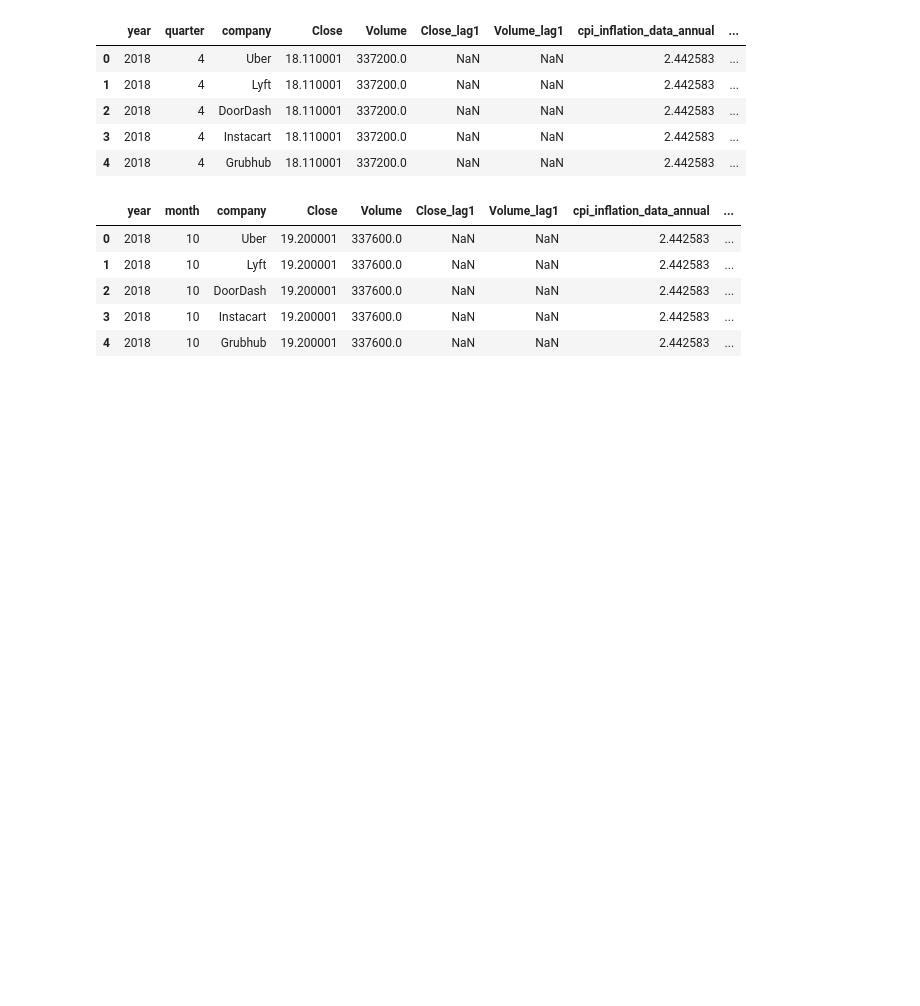
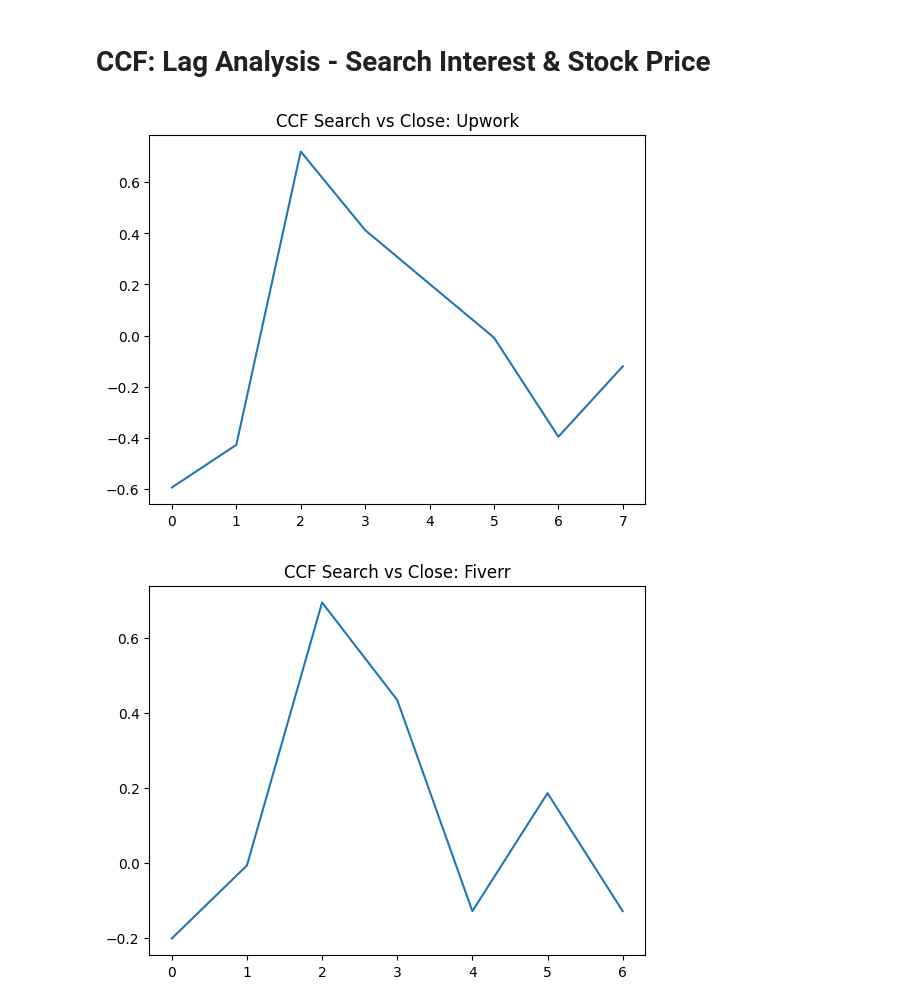
Before and after one commit to milleau98/2026-gig-data-analysis, a Jupyter notebook: analyses/correlation_analyses.ipynb, the cells around one changed output. Drawn from its saved outputs; the diff is of its cells as text; code cells hidden in the pictures; blank space fills up the shorter version.

```diff
--- a/analyses/correlation_analyses.ipynb
+++ b/analyses/correlation_analyses.ipynb
@@ -41,14 +76,0 @@ google_df_monthly_long = google_df_monthly.melt(
-# %%
-# rename columns to match across datasets
-stock_df_annually = stock_df_annually.rename(columns={'Year': 'year'})
-stock_df_quarterly = stock_df_quarterly.rename(columns={'Year': 'year'})
-stock_df_monthly = stock_df_monthly.rename(columns={'Year': 'year'})
-
-stock_df_quarterly = stock_df_quarterly.rename(columns={'Quarter': 'quarter'})
-stock_df_monthly = stock_df_monthly.rename(columns={'Month': 'month'})
-
-merged_df_annually = stock_df_annually.merge(google_df_annually_long, on='year', how='left').merge(fred_df_annually, on='year', how='left')
-merged_df_quarterly = stock_df_quarterly.merge(google_df_quarterly_long, on=['year', 'quarter'], how='left').merge(fred_df_quarterly, on=['year', 'quarter'], how='left')
-merged_df_monthly = stock_df_monthly.merge(google_df_monthly_long, on=['year', 'month'], how='left').merge(fred_df_monthly, on=['year', 'month'], how='left')
-
-merged_df_annually.head()
@@ -76,26 +164,39 @@ cleaned_df_annually.head()
 # %%
-quarterly_cols_to_keep = ['year','quarter', 'company', 'Close', 'Volume', 'Close_lag1', 'Volume_lag1', 'cpi_inflation_data_annual', 'unemployment_data_monthly', 'SearchInterest']
+#quarterly_cols_to_keep = ['year','quarter', 'company', 'Close', 'Volume', 'cpi_inflation_data_annual', 'unemployment_data_monthly', 'SearchInterest']
 
-cleaned_df_quarterly = merged_df_quarterly[quarterly_cols_to_keep].copy()
+#gig_cleaned_df_quarterly = gig_merged_df_quarterly[quarterly_cols_to_keep].copy()
+#sp500_cleaned_df_quarterly = sp500_merged_df_quarterly[quarterly_cols_to_keep].copy()
 
-cleaned_df_quarterly.head()
+#gig_cleaned_df_quarterly.head(50)
-# %% [output]
-|  | year | quarter | company | Close | Volume | Close_lag1 | Volume_lag1 | cpi_inflation_data_annual | ... |
-| 0 | 2018 | 4 | Uber | 18.110001 | 337200.0 | NaN | NaN | 2.442583 | ... |
-| 1 | 2018 | 4 | Lyft | 18.110001 | 337200.0 | NaN | NaN | 2.442583 | ... |
-| 2 | 2018 | 4 | DoorDash | 18.110001 | 337200.0 | NaN | NaN | 2.442583 | ... |
-| 3 | 2018 | 4 | Instacart | 18.110001 | 337200.0 | NaN | NaN | 2.442583 | ... |
-| 4 | 2018 | 4 | Grubhub | 18.110001 | 337200.0 | NaN | NaN | 2.442583 | ... |
 # %%
-monthly_cols_to_keep = ['year','month', 'company', 'Close', 'Volume', 'Close_lag1', 'Volume_lag1', 'cpi_inflation_data_annual', 'unemployment_data_monthly', 'SearchInterest']
+#monthly_cols_to_keep = ['year','month', 'company', 'Close', 'Volume', 'cpi_inflation_data_annual', 'unemployment_data_monthly', 'SearchInterest']
 
-cleaned_df_monthly = merged_df_monthly[monthly_cols_to_keep].copy()
+#gig_cleaned_df_monthly = gig_merged_df_monthly[monthly_cols_to_keep].copy()
+#sp500_cleaned_df_monthly = sp500_merged_df_monthly[monthly_cols_to_keep].copy()
 
-cleaned_df_monthly.head()
+#gig_cleaned_df_monthly.head()
-# %% [output]
-|  | year | month | company | Close | Volume | Close_lag1 | Volume_lag1 | cpi_inflation_data_annual | ... |
-| 0 | 2018 | 10 | Uber | 19.200001 | 337600.0 | NaN | NaN | 2.442583 | ... |
-| 1 | 2018 | 10 | Lyft | 19.200001 | 337600.0 | NaN | NaN | 2.442583 | ... |
-| 2 | 2018 | 10 | DoorDash | 19.200001 | 337600.0 | NaN | NaN | 2.442583 | ... |
-| 3 | 2018 | 10 | Instacart | 19.200001 | 337600.0 | NaN | NaN | 2.442583 | ... |
-| 4 | 2018 | 10 | Grubhub | 19.200001 | 337600.0 | NaN | NaN | 2.442583 | ... |
+# %% [markdown]
+# CCF: Lag Analysis - Search Interest & Stock Price
+# %%
+from statsmodels.tsa.stattools import ccf
+import matplotlib.pyplot as plt
+
+# looping through companies to ensure correlation is set up correctly
+companies = merged_df_annually['company'].unique()
+
+for c in companies:
+    df = merged_df_annually[merged_df_annually['company'] == c]
+    df = df.sort_values('year').set_index('year')
+
+    if df['SearchInterest'].notna().sum() > 5:
+        x = df['SearchInterest'].fillna(0)
+        y = df['Close'].fillna(method='ffill')
+
+        ccf_vals = ccf(x, y)
+
+        plt.plot(ccf_vals)
+        plt.title(f'CCF Search vs Close: {c}')
+        plt.show()
+# %% [output]
+[figure, added]
+[figure, added]
```
Also changed, not shown: parts of 9 cells of this notebook.
